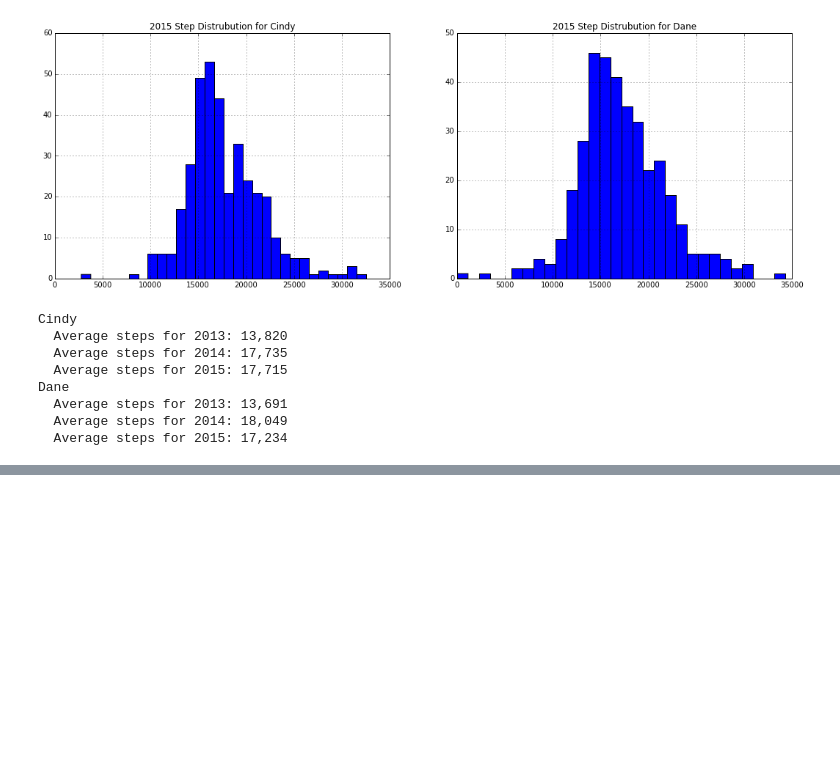
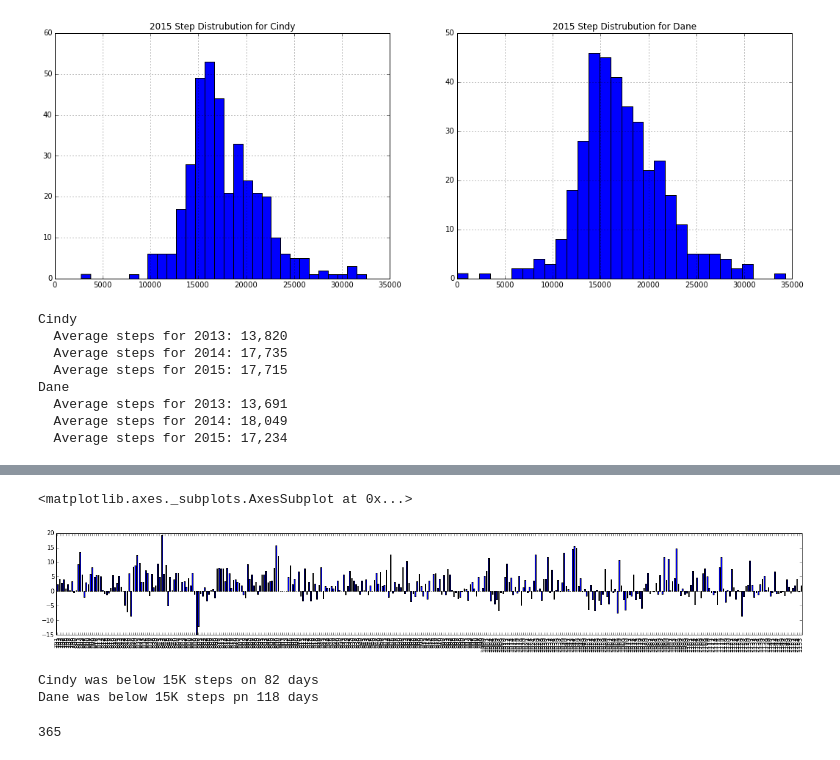
Before and after one commit to danecollins/fitbit, a Jupyter notebook: analysis.ipynb, the cells around one changed output, grey strips where cells are left out. Cells and saved outputs as stored; diff of their text form; code cells hidden in the pictures; blank space fills up the shorter version.

```diff
--- a/analysis.ipynb
+++ b/analysis.ipynb
@@ -128,0 +147,16 @@ Cindy has 3,150,068 steps left to get to 10K miles which will take an estimated
+# %%
+dane15 = dane[i.year==2015]
+ou = (dane15.steps - 15000)/1000
+fig = plt.gcf()
+fig.set_size_inches(22,3)
+ou.plot(kind='bar')
+# %% [output]
+<matplotlib.axes._subplots.AxesSubplot at 0x...>
+[figure, added]
+# %%
+missed = cindy15[cindy15.steps < 15000]
+print('Cindy was below 15K steps on {} days'.format(len(missed)))
+print('Dane was below 15K steps pn {} days'.format(len(dane15[dane15.steps < 15000])))
+# %% [output]
+Cindy was below 15K steps on 82 days
+Dane was below 15K steps pn 118 days
@@ -128,0 +165,4 @@ Cindy has 3,150,068 steps left to get to 10K miles which will take an estimated
+# %%
+len(x)
+# %% [output]
+365
```
Also changed, not shown: parts of 6 cells of this notebook.
